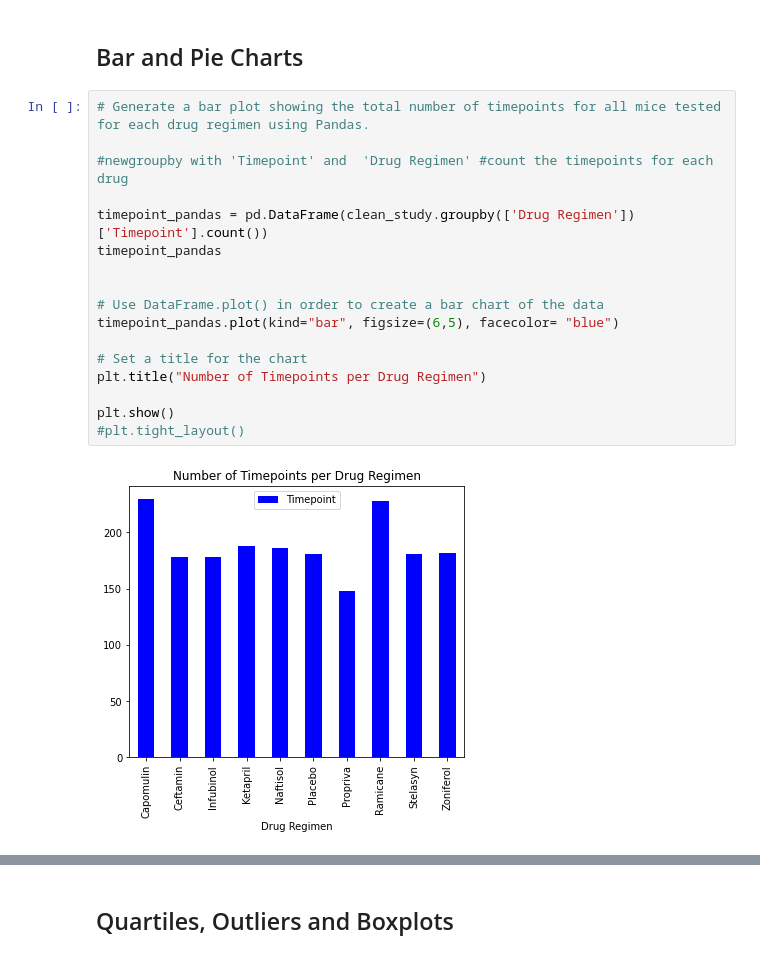
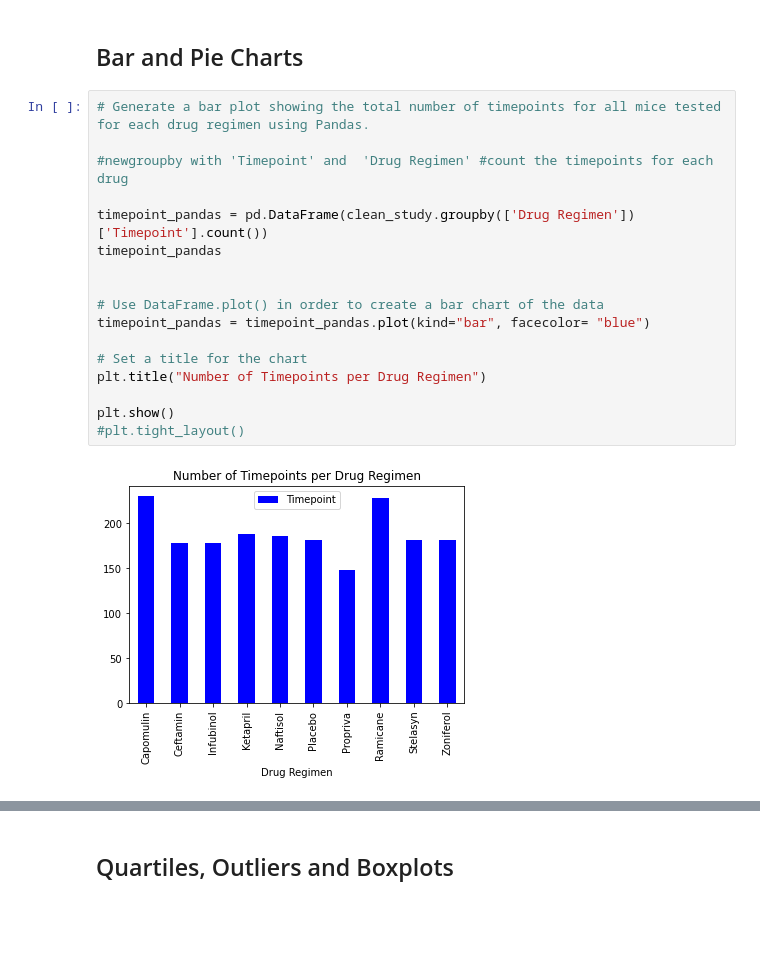
Before and after one commit to mandie021/Pymaceuticals, a Jupyter notebook: pymaceuticals_starter.ipynb, the cells around one changed output, grey strips where cells are left out. Cells and saved outputs as stored; diff of their text form; blank space fills up the shorter version.

```diff
--- a/pymaceuticals_starter.ipynb
+++ b/pymaceuticals_starter.ipynb
@@ -121,22 +121,22 @@ tumor_values
 # %%
 # Generate a bar plot showing the total number of timepoints for all mice tested for each drug regimen using Pandas.
 
 #newgroupby with 'Timepoint' and  'Drug Regimen' #count the timepoints for each drug
 
 timepoint_pandas = pd.DataFrame(clean_study.groupby(['Drug Regimen'])['Timepoint'].count())
 timepoint_pandas
 
 
 # Use DataFrame.plot() in order to create a bar chart of the data
-timepoint_pandas.plot(kind="bar", figsize=(6,5), facecolor= "blue")
+timepoint_pandas = timepoint_pandas.plot(kind="bar", facecolor= "blue")
 
 # Set a title for the chart
 plt.title("Number of Timepoints per Drug Regimen")
 
 plt.show()
 #plt.tight_layout()
 # %% [output]
-[figure, old version]
+[figure, new version]
 # %%
 # Generate a bar plot showing the total number of timepoints for all mice tested for each drug regimen using pyplot.
 
```
Also changed, not shown: parts of 7 cells of this notebook.
